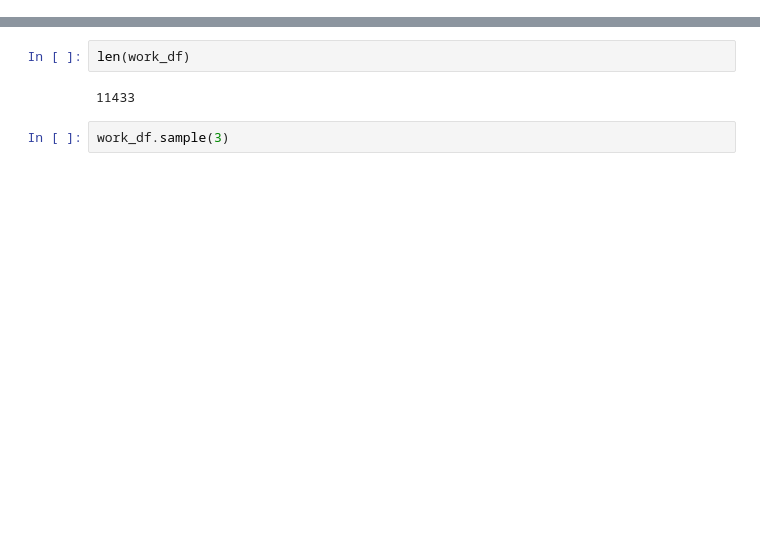
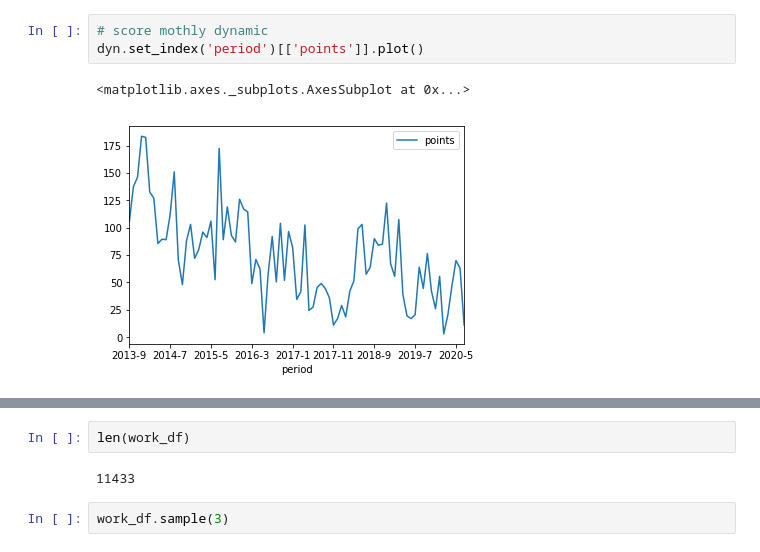
Before and after one commit to rosolimo212/chesscom, a Jupyter notebook: Current_user_forec.ipynb, the cells around one changed output, grey strips where cells are left out. Saved outputs shown, nothing was run; the diff lists cells and outputs as text; blank space fills up the shorter version.

```diff
--- a/Current_user_forec.ipynb
+++ b/Current_user_forec.ipynb
@@ -274,0 +98,6 @@ df[0:3]
+# %%
+# score mothly dynamic
+dyn.set_index('period')[['points']].plot()
+# %% [output]
+<matplotlib.axes._subplots.AxesSubplot at 0x...>
+[figure, added]
```
Also changed, not shown: parts of 72 cells of this notebook.
